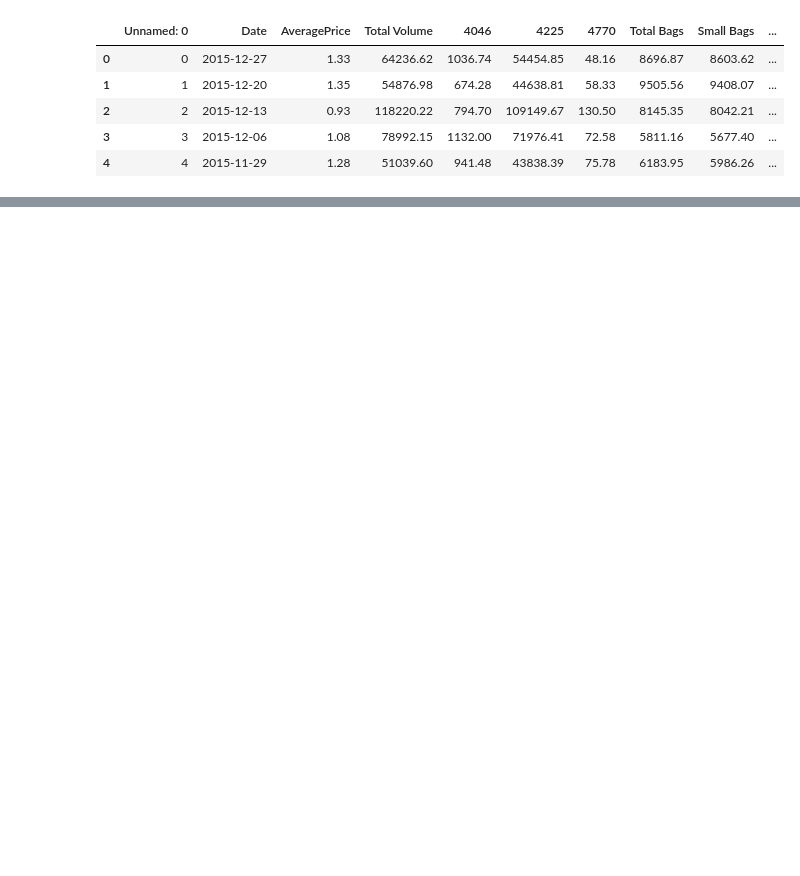
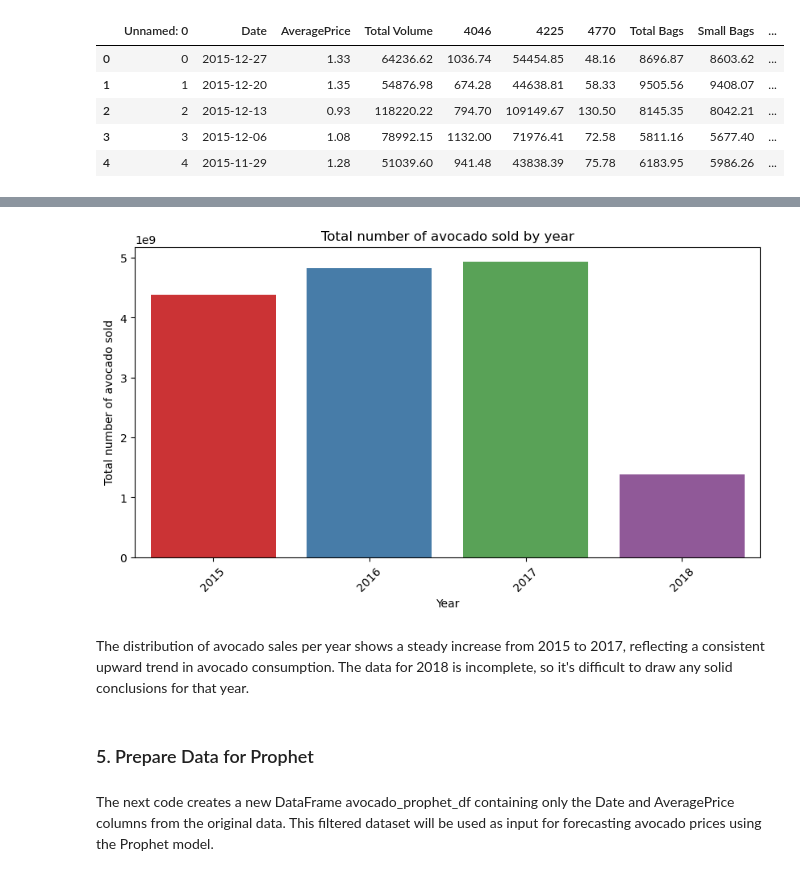
Before and after one commit to matroskin313/Machine-learning-projects, a Jupyter notebook: Avocado Prices Prediction.ipynb, the cells around one changed output, grey strips where cells are left out. Cells and saved outputs as stored; diff of their text form; code cells hidden in the pictures; blank space fills up the shorter version.

```diff
--- a/Avocado Prices Prediction.ipynb
+++ b/Avocado Prices Prediction.ipynb
@@ -286,0 +162,29 @@ plt.plot(avocado_df_sample['Date'], avocado_df_sample['AveragePrice'])
+# %%
+# Aggregate the data by year and sum the total volume
+year_volume = avocado_df.groupby('year')['Total Volume'].sum().reset_index()
+
+# Create the bar chart for total volume by year
+plt.figure(figsize=[10,5])
+sns.barplot(x='year', y='Total Volume', data=year_volume, palette='Set1')
+
+# Rotate x-axis labels for better readability
+plt.xticks(rotation=45)
+
+# Add title and labels
+plt.title('Total number of avocado sold by year')
+plt.xlabel('Year')
+plt.ylabel('Total number of avocado sold')
+
+# Save the plot to a PNG file
+plt.savefig('sales_per_year.png', dpi=300, bbox_inches='tight')
+
+# Show the plot
+plt.show()
+# %% [output]
+[figure, added]
+# %% [markdown]
+The distribution of avocado sales per year shows a steady increase from 2015 to 2017, reflecting a consistent upward trend in avocado consumption. The data for 2018 is incomplete, so it's difficult to draw any solid conclusions for that year.
+# %% [markdown]
+### 5. Prepare Data for Prophet
+# %% [markdown]
+The next code creates a new DataFrame avocado_prophet_df containing only the Date and AveragePrice columns from the original data. This filtered dataset will be used as input for forecasting avocado prices using the Prophet model.
```
Also changed, not shown: parts of 76 cells of this notebook.
